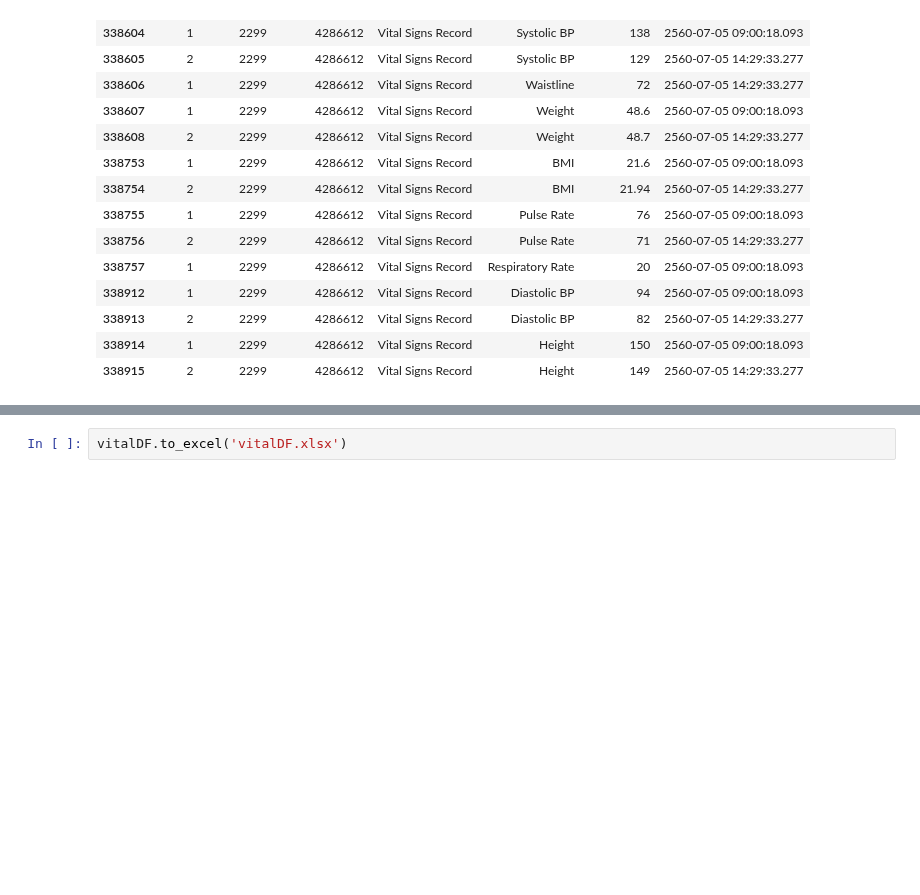
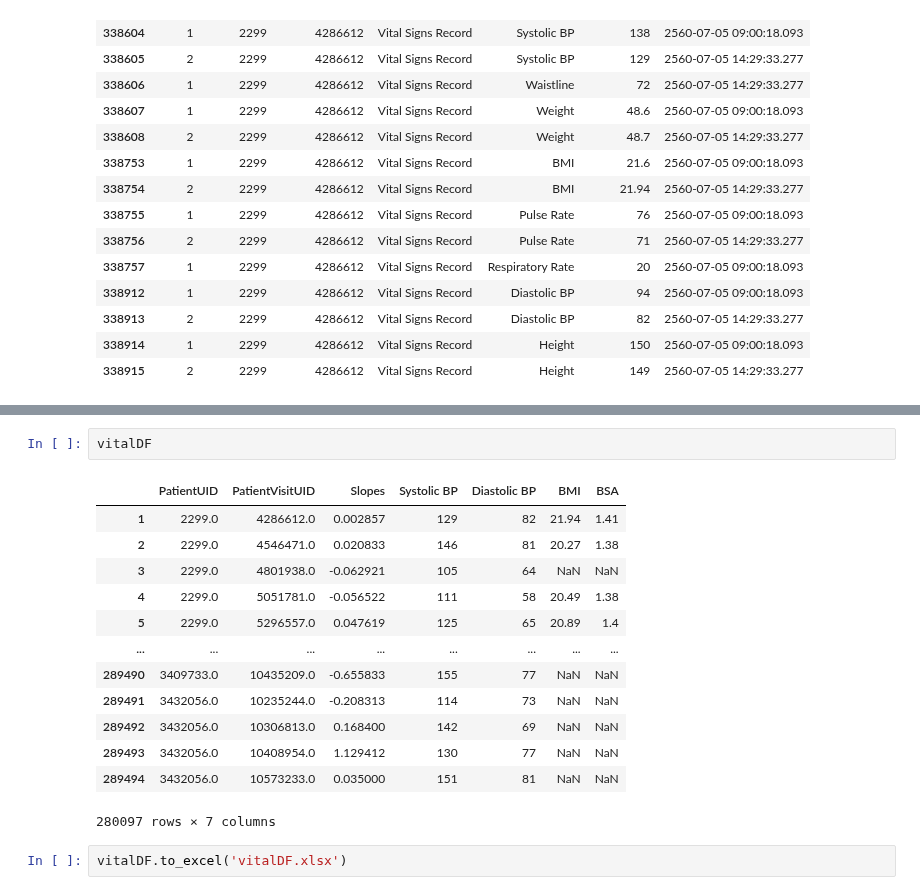
Before and after one commit to nxxk23/PROJECT, a Jupyter notebook: FileVital.ipynb, the cells around one changed output, grey strips where cells are left out. Saved outputs shown, nothing was run; the diff lists cells and outputs as text; blank space fills up the shorter version.

```diff
--- a/FileVital.ipynb
+++ b/FileVital.ipynb
@@ -173,2 +193,18 @@ vitalDF[vitalDF['PatientVisitUID']==4286612.0]
+# %%
+vitalDF
+# %% [output]
+|  | PatientUID | PatientVisitUID | Slopes | Systolic BP | Diastolic BP | BMI | BSA |
+| 1 | 2299.0 | 4286612.0 | 0.002857 | 129 | 82 | 21.94 | 1.41 |
+| 2 | 2299.0 | 4546471.0 | 0.020833 | 146 | 81 | 20.27 | 1.38 |
+| 3 | 2299.0 | 4801938.0 | -0.062921 | 105 | 64 | NaN | NaN |
+| 4 | 2299.0 | 5051781.0 | -0.056522 | 111 | 58 | 20.49 | 1.38 |
+| 5 | 2299.0 | 5296557.0 | 0.047619 | 125 | 65 | 20.89 | 1.4 |
+| ... | ... | ... | ... | ... | ... | ... | ... |
+| 289490 | 3409733.0 | 10435209.0 | -0.655833 | 155 | 77 | NaN | NaN |
+| 289491 | 3432056.0 | 10235244.0 | -0.208313 | 114 | 73 | NaN | NaN |
+| 289492 | 3432056.0 | 10306813.0 | 0.168400 | 142 | 69 | NaN | NaN |
+| 289493 | 3432056.0 | 10408954.0 | 1.129412 | 130 | 77 | NaN | NaN |
+| 289494 | 3432056.0 | 10573233.0 | 0.035000 | 151 | 81 | NaN | NaN |
+280097 rows × 7 columns
 # %%
 vitalDF.to_excel('vitalDF.xlsx')
```
Also changed, not shown: parts of 9 cells of this notebook.
